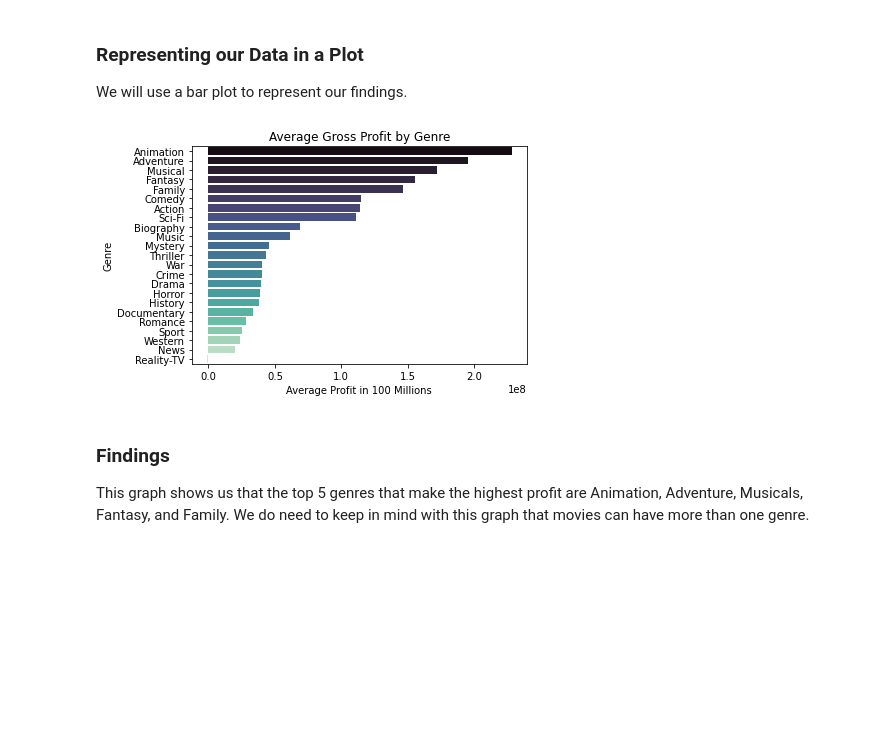
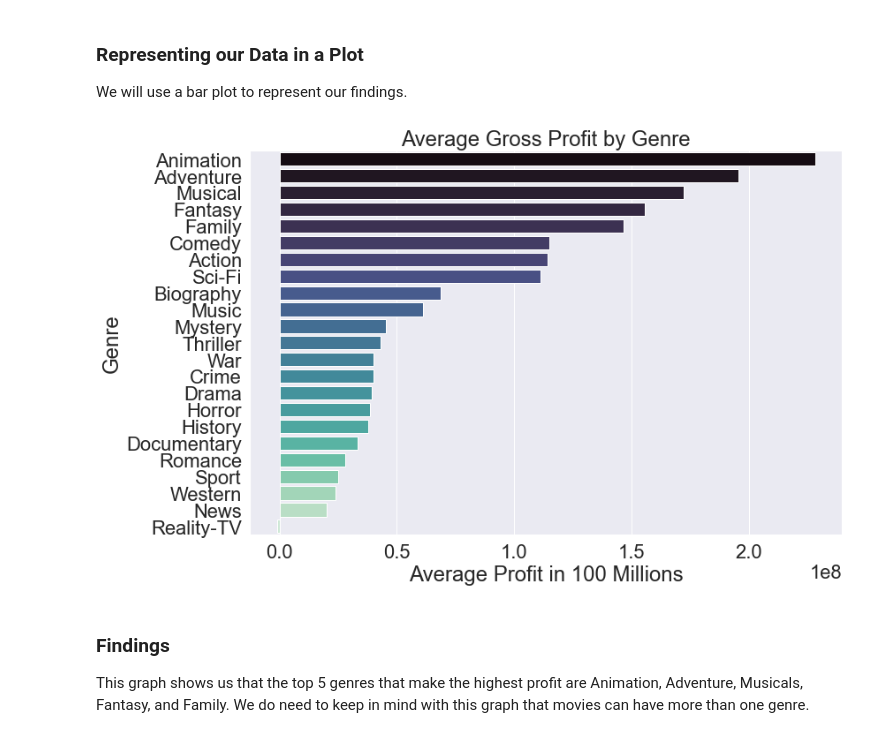
Before and after one commit to elizabeth524/dsc-phase-1-project-v2-3, a Jupyter notebook: student.ipynb, the cells around one changed output. Cells and saved outputs as stored; diff of their text form; code cells hidden in the pictures; blank space fills up the shorter version.

```diff
--- a/student.ipynb
+++ b/student.ipynb
@@ -193,15 +193,17 @@ profits_df
 We will use a bar plot to represent our findings.
 # %%
 #Create a barplot to show the relationship between genre and average profit
+sns.set(rc={'figure.figsize':(12,8)},
+        font_scale=2)
 p = sns.barplot(data = profits_df,
                 x='avg_profit',
                 y=profits_df.index,
                 palette = 'mako')
 p.set(xlabel = "Average Profit in 100 Millions",
       ylabel = "Genre",
       title = "Average Gross Profit by Genre");
 # %% [output]
-[figure, old version]
+[figure, new version]
 # %% [markdown]
 ### Findings
 This graph shows us that the top 5 genres that make the highest profit are Animation, Adventure, Musicals, Fantasy, and Family.  We do need to keep in mind with this graph that movies can have more than one genre.
```
Also changed, not shown: parts of 3 cells of this notebook, 5 other files.
